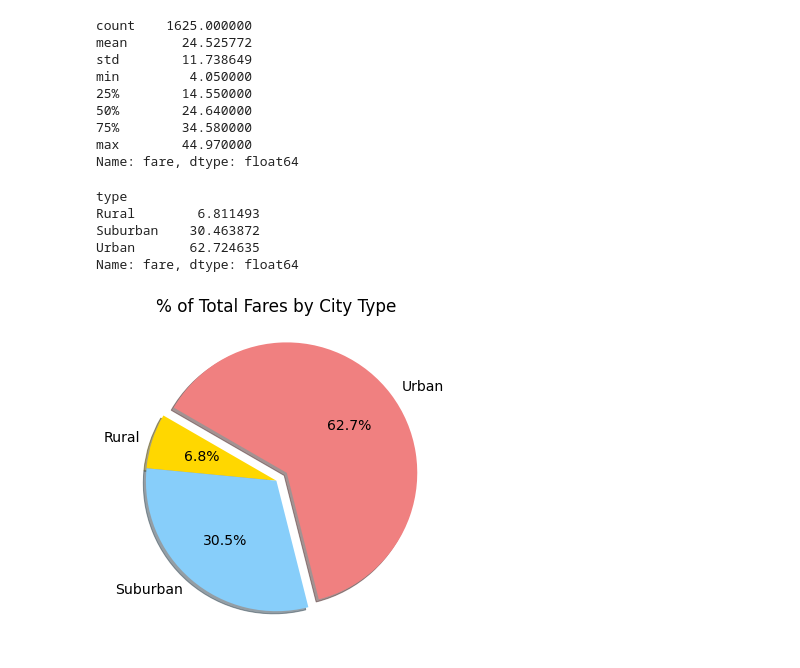
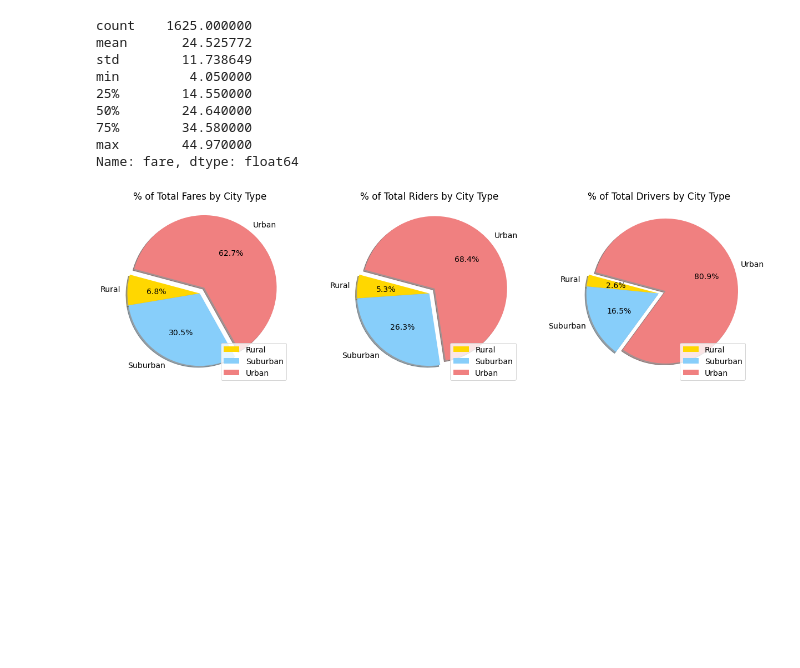
Before and after one commit to JustGitCoding/Rideshare_Analysis, a Jupyter notebook: PyBer_prechallenge.ipynb, the cells around one changed output. Cells and saved outputs as stored; diff of their text form; code cells hidden in the pictures; blank space fills up the shorter version.

Commit message:
change to pandas plot to show 3 separate pie charts for fare/rider/driver data

```diff
--- a/PyBer_prechallenge.ipynb
+++ b/PyBer_prechallenge.ipynb
@@ -459,31 +459,36 @@ Name: fare, dtype: float64
 
 # Simpler Version:
 pct_fares_by_type = pyber_data_df.groupby(['type']).sum()['fare'] / pyber_data_df['fare'].sum() * 100
-pct_fares_by_type
+
+# Calculate Percentage of total rides that each type of city represents
+pct_rides_by_type = pyber_data_df.groupby(['type']).count()['ride_id'] / pyber_data_df['ride_id'].count() * 100
+
+# Calculate Percentage of total drivers that each type of city represents
+pct_drivers_by_type = city_data_df.groupby(['type']).sum()['driver_count'] / city_data_df['driver_count'].sum() * 100
-# %% [output]
-type
-Rural        6.811493
-Suburban    30.463872
-Urban       62.724635
-Name: fare, dtype: float64
-# %%
-import matplotlib as mpl
-
-# PIE Chart for percent of total fares that each city type represents
-plt.subplots(figsize=(10,6))
-plt.pie(pct_fares_by_type, labels = ['Rural','Suburban','Urban'],
-        colors = ['gold','lightskyblue','lightcoral'],
-        explode = [0,0,0.1],
-        autopct = '%1.1f%%',
-        shadow = True, startangle = 150
-       )
-plt.title('% of Total Fares by City Type')
-
-# Changing matplot default font sizes from 10 to 14.
-mpl.rcParams['font.size'] = 14
-
-# SAVE the figure
-plt.savefig('Analysis/Fig5.png', facecolor='lightgrey', transparent=True)
-plt.show()
-# %% [output]
-[figure, removed]
+# %%
+import matplotlib as mpl
+
+pct_summary_by_type_df = pd.DataFrame({'% Fares':pct_fares_by_type,
+                                   '% Rides':pct_rides_by_type,
+                                   '% Drivers':pct_drivers_by_type})
+
+# Changing matplot default font sizes from 10 to 14.
+mpl.rcParams['font.size'] = 14
+
+# PIE Chart for percent of total fares that each city type represents
+axes = pct_summary_by_type_df.plot(kind='pie', subplots = True, figsize = (21,6),
+        colors = ['gold','lightskyblue','lightcoral'],
+        explode = [0,0,0.1],
+        autopct = '%1.1f%%', ylabel="",
+        title = ['% of Total Fares by City Type', '% of Total Riders by City Type', '% of Total Drivers by City Type'],
+        shadow = True, startangle = 165)
+
+# Set Legend location for all charts to lower right corner
+for ax in axes:
+    ax.legend(loc='lower right')
+
+# SAVE the figure
+plt.savefig('Analysis/Fig5.png', facecolor='lightgrey', transparent=True)
+plt.show()
+# %% [output]
+[figure, added]
```
Also changed, not shown: 1 other file.
